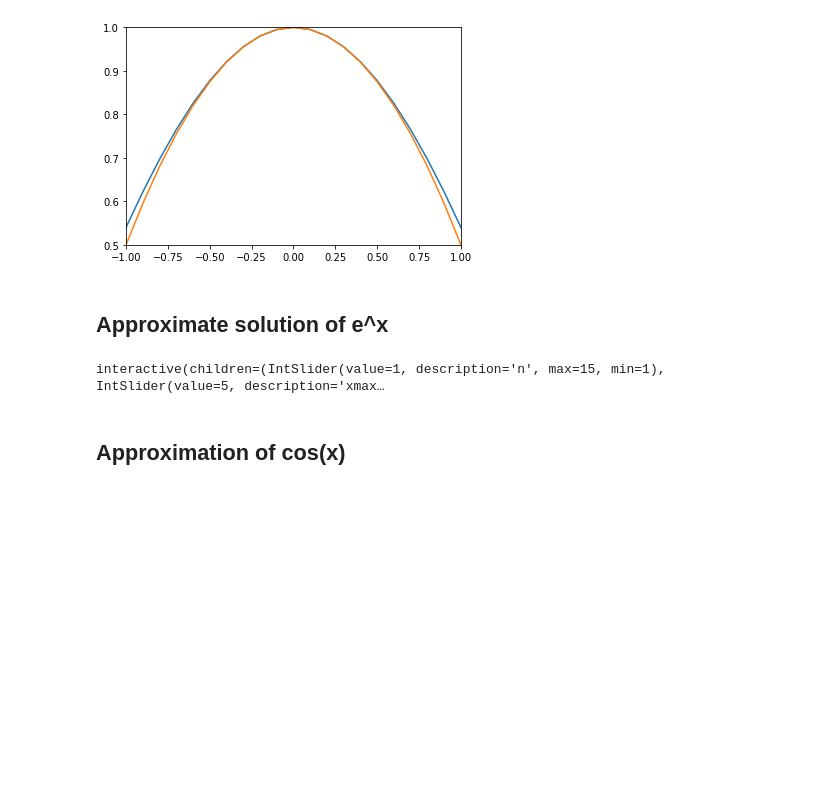
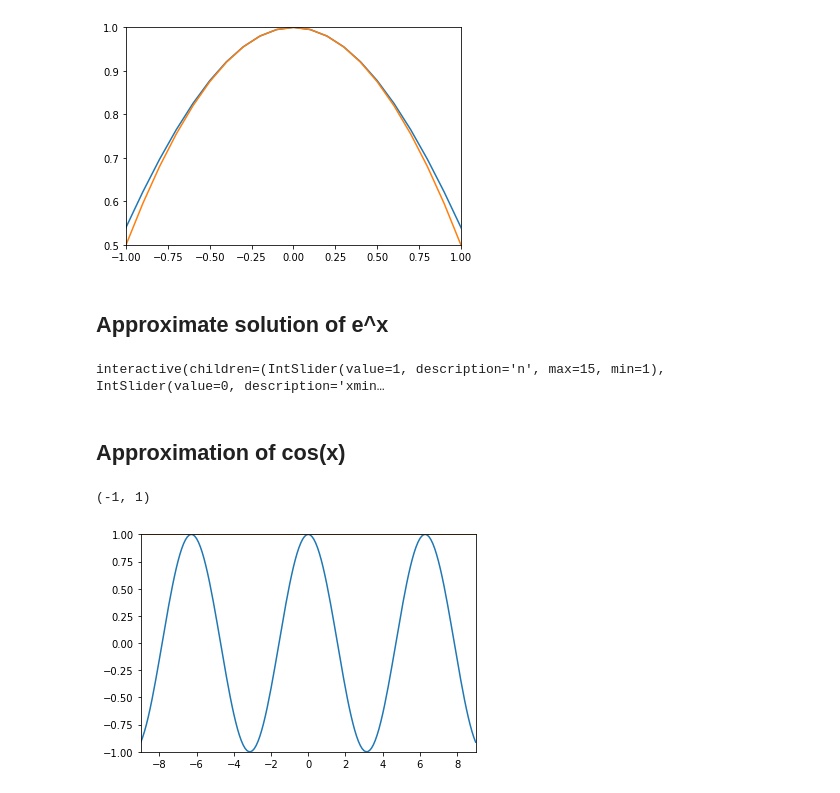
Before and after one commit to kks32-courses/ce311k, a Jupyter notebook: notebooks/lectures/05_taylor_series/05_taylor_series.ipynb, the cells around one changed output. Saved outputs shown, nothing was run; the diff lists cells and outputs as text; code cells hidden in the pictures; blank space fills up the shorter version.

Commit message:
:computer: Taylor series cosx

```diff
--- a/notebooks/lectures/05_taylor_series/05_taylor_series.ipynb
+++ b/notebooks/lectures/05_taylor_series/05_taylor_series.ipynb
@@ -38,8 +38,7 @@ import math
 import numpy as np
 
 # Define a Taylor series approximation of e^x
-def taylor_ex(n, xmax = 5):
-    xmin = 0
+def taylor_ex(n, xmin = 0, xmax = 5):
     # Numpy arange to generate x
     x = np.arange(xmin, xmax,0.1)
     # List comprehension
@@ -65,28 +64,31 @@ def taylor_ex(n, xmax = 5):
     plt.show()
 
 
-interactive_plot = widgets.interactive(taylor_ex, n=widgets.IntSlider(min=1, max=15, step=1, value=1), xmax = (2, 5))
+interactive_plot = widgets.interactive(taylor_ex, n=widgets.IntSlider(min=1, max=15, step=1, value=1), xmin = (0, 0), xmax = (2, 5))
 interactive_plot
 # %% [output]
-interactive(children=(IntSlider(value=1, description='n', max=15, min=1), IntSlider(value=5, description='xmax…
+interactive(children=(IntSlider(value=1, description='n', max=15, min=1), IntSlider(value=0, description='xmin…
 # %% [markdown]
 ## Approximation of cos(x)
 # %%
 import matplotlib.pyplot as plt
 import math
 import numpy as np
 % matplotlib inline
 
-x = np.arange(-3,3.1,0.1)   # start,stop,step
+x = np.arange(-9,9.1,0.1)   # start,stop,step
 y = np.cos(x)
 
-
-def cos(x):
+def cos_approx(x):
+    return 1 - x**2/2 + x**4/math.fa
 
 
-    z = 1 - x**2/2
+z = [cos_approx(i) for i in x]
 
 plt.plot(x, y)
 plt.plot(x, z)
-plt.xlim([-1, 1])
-plt.ylim([0.5, 1])
+plt.xlim([-9, 9])
+plt.ylim([-1, 1])
+# %% [output]
+(-1, 1)
+[figure, added]
```
Also changed, not shown: parts of 1 cell of this notebook.
